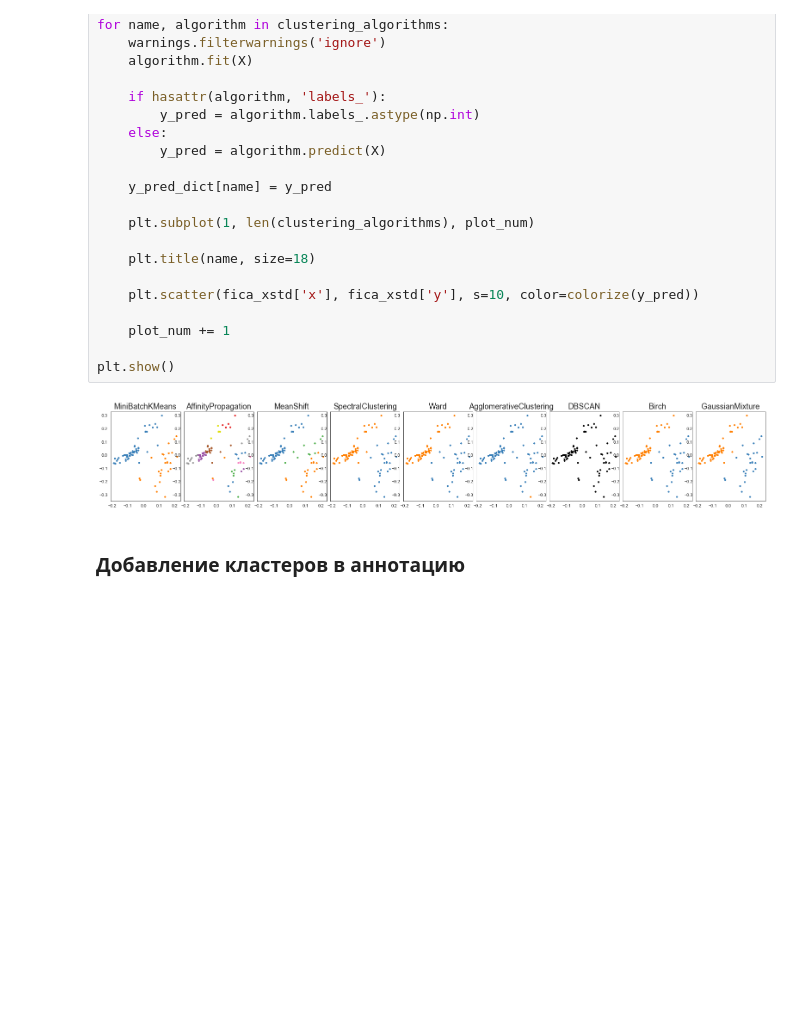
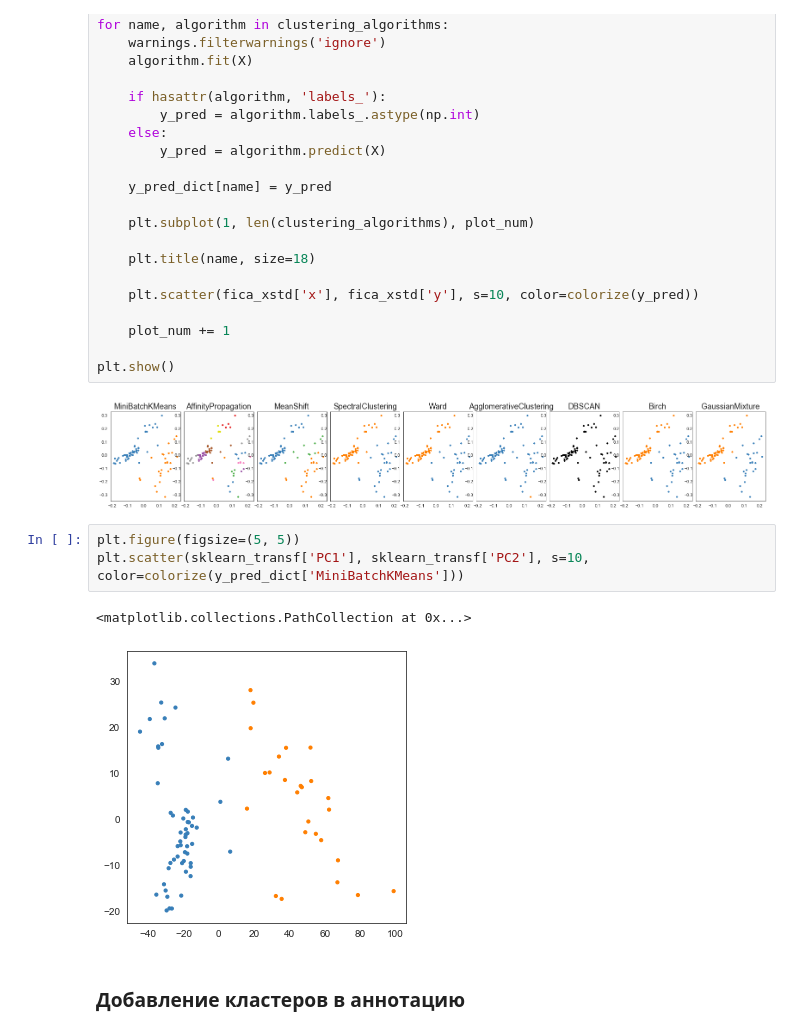
Before and after one commit to vikhall/Grain_Color_Meter, a Jupyter notebook: GCM_data_analysis.ipynb, the cells around one changed output. Drawn from its saved outputs; the diff is of its cells as text; blank space fills up the shorter version.

```diff
--- a/GCM_data_analysis.ipynb
+++ b/GCM_data_analysis.ipynb
@@ -471,6 +453,12 @@ for name, algorithm in clustering_algorithms:
 plt.show()
 # %% [output]
 [figure]
+# %%
+plt.figure(figsize=(5, 5))
+plt.scatter(sklearn_transf['PC1'], sklearn_transf['PC2'], s=10, color=colorize(y_pred_dict['MiniBatchKMeans']))
+# %% [output]
+<matplotlib.collections.PathCollection at 0x...>
+[figure, added]
 # %% [markdown]
 ### Добавление кластеров в аннотацию
 # %%
```
Also changed, not shown: parts of 3 cells of this notebook.
